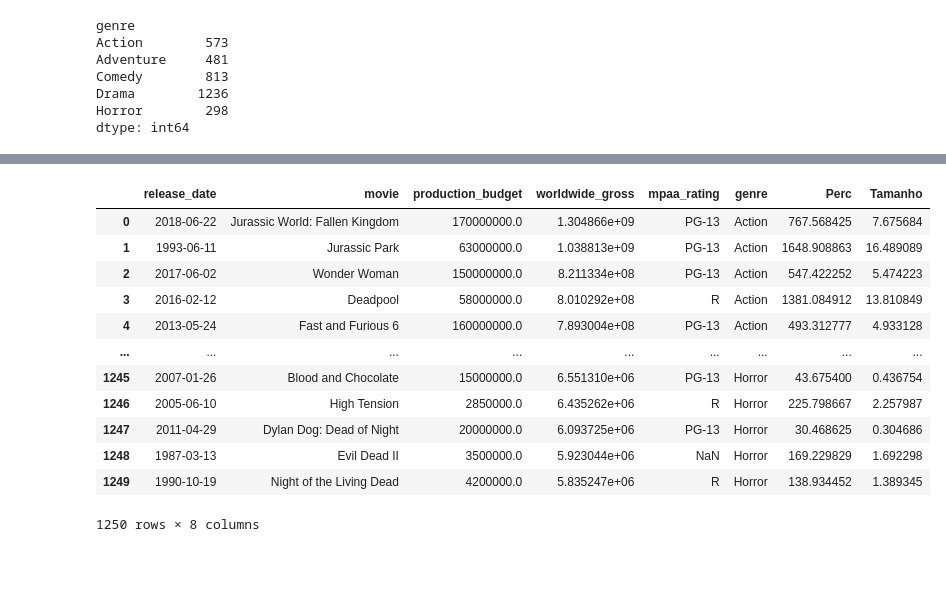
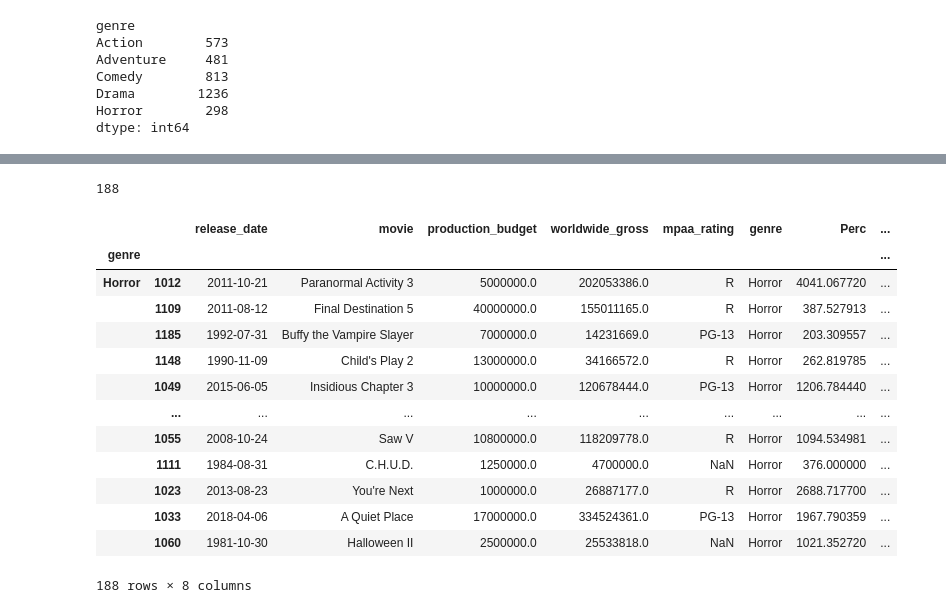
Before and after one commit to EandroC/HollywoodInvestments, a Jupyter notebook: Untitled.ipynb, the cells around one changed output, grey strips where cells are left out. Cells and saved outputs as stored; diff of their text form; code cells hidden in the pictures; blank space fills up the shorter version.

```diff
--- a/Untitled.ipynb
+++ b/Untitled.ipynb
@@ -105,0 +142,5 @@ dtype: int64
+# %%
+dados['Perc'] = (dados['worldwide_gross'] / dados['production_budget']) *100
+dados['Tamanho'] = dados['Perc'] / 100
+
+dados
@@ -106,8 +161,4 @@ dtype: int64
 # %%
-#amostra = dados.groupby('genre', group_keys=False).apply(nlargest(250, ['worldwide_gross']))
-
-#amostra
-
 genero = dados.groupby('genre').apply(pd.DataFrame.sample, frac=1)
 
 action = genero[genero.genre=='Action']
@@ -117,10 +168,10 @@ drama= genero[genero.genre=='Drama']
 horror = genero[genero.genre=='Horror']
 
 
-amostra = action.nlargest(250, ['worldwide_gross'])
-amostra = pd.concat([amostra, adventure.nlargest(250, ['worldwide_gross'])], ignore_index=True)
-amostra = pd.concat([amostra, comedy.nlargest(250, ['worldwide_gross'])], ignore_index=True)
-amostra = pd.concat([amostra, drama.nlargest(250, ['worldwide_gross'])], ignore_index=True)
-amostra = pd.concat([amostra, horror.nlargest(250, ['worldwide_gross'])], ignore_index=True)
+amostra = action.nlargest(250, ['Tamanho'])
+amostra = pd.concat([amostra, adventure.nlargest(250, ['Tamanho'])], ignore_index=True)
+amostra = pd.concat([amostra, comedy.nlargest(250, ['Tamanho'])], ignore_index=True)
+amostra = pd.concat([amostra, drama.nlargest(250, ['Tamanho'])], ignore_index=True)
+amostra = pd.concat([amostra, horror.nlargest(250, ['Tamanho'])], ignore_index=True)
 amostra
 # %% [output]
@@ -158,19 +206,21 @@ amostra
 # %%
-amostra['Tamanho'] = amostra['Perc'] / 100
+print(len(horror.loc[(horror['Tamanho'] > 2 )]))
 
-amostra
+horror.loc[(horror['Tamanho'] > 2 )]
 # %% [output]
+188
-|  | release_date | movie | production_budget | worldwide_gross | mpaa_rating | genre | Perc | Tamanho |
-| 0 | 2018-06-22 | Jurassic World: Fallen Kingdom | 170000000.0 | 1.304866e+09 | PG-13 | Action | 767.568425 | 7.675684 |
-| 1 | 1993-06-11 | Jurassic Park | 63000000.0 | 1.038813e+09 | PG-13 | Action | 1648.908863 | 16.489089 |
-| 2 | 2017-06-02 | Wonder Woman | 150000000.0 | 8.211334e+08 | PG-13 | Action | 547.422252 | 5.474223 |
-| 3 | 2016-02-12 | Deadpool | 58000000.0 | 8.010292e+08 | R | Action | 1381.084912 | 13.810849 |
-| 4 | 2013-05-24 | Fast and Furious 6 | 160000000.0 | 7.893004e+08 | PG-13 | Action | 493.312777 | 4.933128 |
-| ... | ... | ... | ... | ... | ... | ... | ... | ... |
-| 1245 | 2007-01-26 | Blood and Chocolate | 15000000.0 | 6.551310e+06 | PG-13 | Horror | 43.675400 | 0.436754 |
-| 1246 | 2005-06-10 | High Tension | 2850000.0 | 6.435262e+06 | R | Horror | 225.798667 | 2.257987 |
-| 1247 | 2011-04-29 | Dylan Dog: Dead of Night | 20000000.0 | 6.093725e+06 | PG-13 | Horror | 30.468625 | 0.304686 |
-| 1248 | 1987-03-13 | Evil Dead II | 3500000.0 | 5.923044e+06 | NaN | Horror | 169.229829 | 1.692298 |
-| 1249 | 1990-10-19 | Night of the Living Dead | 4200000.0 | 5.835247e+06 | R | Horror | 138.934452 | 1.389345 |
+|  |  | release_date | movie | production_budget | worldwide_gross | mpaa_rating | genre | Perc | ... |
+| genre |  |  |  |  |  |  |  |  | ... |
+| Horror | 1012 | 2011-10-21 | Paranormal Activity 3 | 5000000.0 | 202053386.0 | R | Horror | 4041.067720 | ... |
+|  | 1109 | 2011-08-12 | Final Destination 5 | 40000000.0 | 155011165.0 | R | Horror | 387.527913 | ... |
+|  | 1185 | 1992-07-31 | Buffy the Vampire Slayer | 7000000.0 | 14231669.0 | PG-13 | Horror | 203.309557 | ... |
+|  | 1148 | 1990-11-09 | Child's Play 2 | 13000000.0 | 34166572.0 | R | Horror | 262.819785 | ... |
+|  | 1049 | 2015-06-05 | Insidious Chapter 3 | 10000000.0 | 120678444.0 | PG-13 | Horror | 1206.784440 | ... |
+|  | ... | ... | ... | ... | ... | ... | ... | ... | ... |
+|  | 1055 | 2008-10-24 | Saw V | 10800000.0 | 118209778.0 | R | Horror | 1094.534981 | ... |
+|  | 1111 | 1984-08-31 | C.H.U.D. | 1250000.0 | 4700000.0 | NaN | Horror | 376.000000 | ... |
+|  | 1023 | 2013-08-23 | You're Next | 1000000.0 | 26887177.0 | R | Horror | 2688.717700 | ... |
+|  | 1033 | 2018-04-06 | A Quiet Place | 17000000.0 | 334524361.0 | PG-13 | Horror | 1967.790359 | ... |
+|  | 1060 | 1981-10-30 | Halloween II | 2500000.0 | 25533818.0 | NaN | Horror | 1021.352720 | ... |
-1250 rows × 8 columns
+188 rows × 8 columns
 # %%
```
Also changed, not shown: parts of 22 cells of this notebook.
